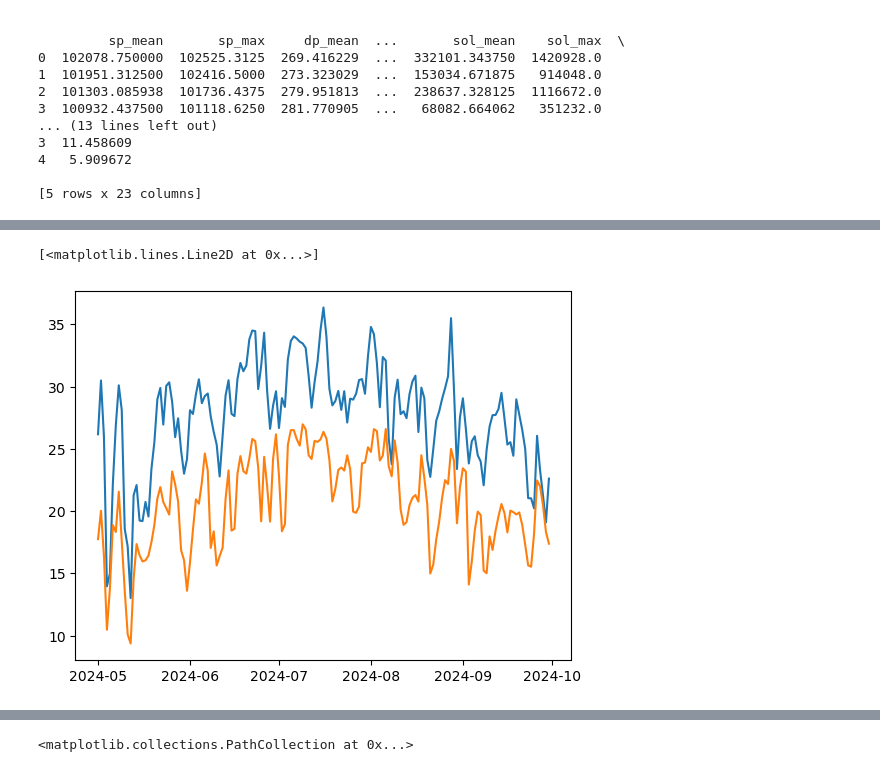
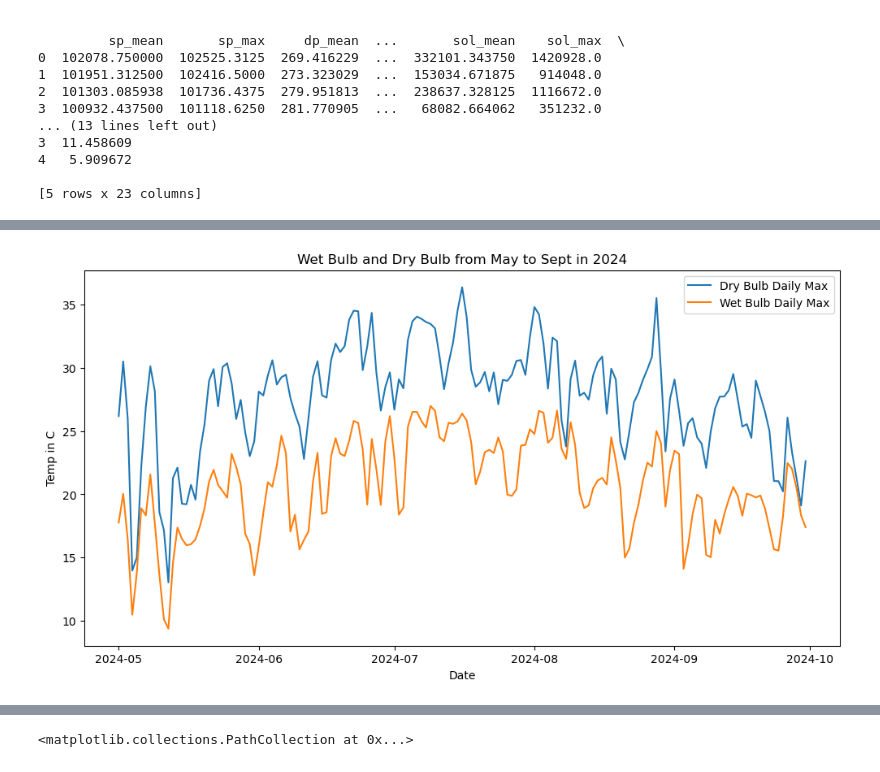
Before and after one commit to stephasharo17/Heat-Island-SOMS, a Jupyter notebook: Temp_WetBulb_Comparison.ipynb, the cells around one changed output, grey strips where cells are left out. Cells and saved outputs as stored; diff of their text form; code cells hidden in the pictures.

```diff
--- a/Temp_WetBulb_Comparison.ipynb
+++ b/Temp_WetBulb_Comparison.ipynb
@@ -261,20 +261,15 @@ for col in combined_df.columns:
 # %%
 warm_season = (
     combined_df["date"].dt.month.between(5, 9) &
     combined_df["date"].dt.year.between(2024, 2026)
 )
-
-plt.plot(
-    combined_df.loc[warm_season, "date"],
-    combined_df.loc[warm_season, "temp_max"],
-    label="Dry Bulb Daily Max"
-)
-
-plt.plot(
-    combined_df.loc[warm_season, "date"],
-    combined_df.loc[warm_season, "wb_max"],
-    label="Wet Bulb Daily Max"
-)
+plt.figure(figsize=(12, 6))
+plt.plot(combined_df.loc[warm_season, "date"], combined_df.loc[warm_season, "temp_max"], label="Dry Bulb Daily Max")
+plt.plot(combined_df.loc[warm_season, "date"], combined_df.loc[warm_season, "wb_max"], label="Wet Bulb Daily Max")
+plt.title("Wet Bulb and Dry Bulb from May to Sept in 2024")
+plt.xlabel("Date")
+plt.ylabel("Temp in C")
+plt.legend()
+plt.show()
 # %% [output]
-[<matplotlib.lines.Line2D at 0x...>]
-[figure, old version]
+[figure, new version]
```
Also changed, not shown: parts of 5 cells of this notebook, 2 other files.
